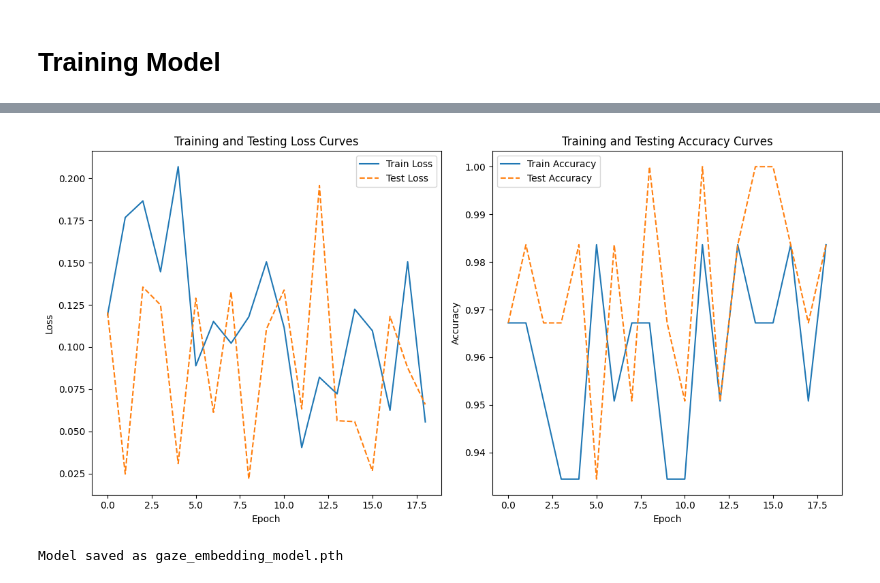
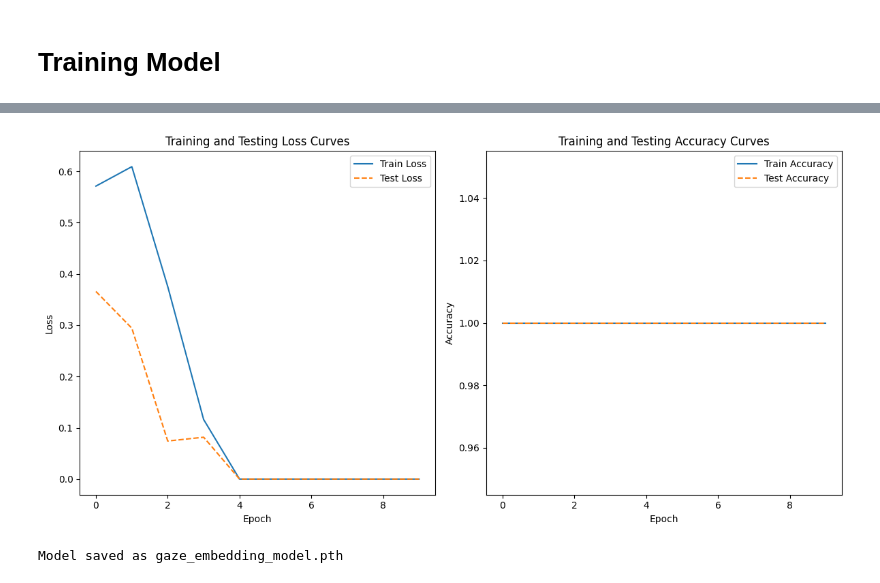
Before and after one commit to prabinbohara10/Eye-Gaze-Authentication, a Jupyter notebook: src/eye_gaze_embedding.ipynb, the cells around one changed output, grey strips where cells are left out. Saved outputs shown, nothing was run; the diff lists cells and outputs as text; code cells hidden in the pictures.

Commit message:
feat: implemented GazeGloudAPI to the pipeline and trained model

```diff
--- a/src/eye_gaze_embedding.ipynb
+++ b/src/eye_gaze_embedding.ipynb
@@ -23,7 +23,7 @@ class TripletGazeDataset(Dataset):
         self.labels = self.data['Label'].unique()
 
         # Group data by labels for easier access to positive and negative examples
-        self.groups = {label: group[['X', 'Y']].values for label, group in self.data.groupby('Label')}
+        self.groups = {label: group[['GazeX', 'GazeY', 'HeadX', 'HeadY', 'Yaw', 'Pitch', 'Roll']].values for label, group in self.data.groupby('Label')}
 
     def __len__(self):
         return len(self.data) // self.sequence_length  # Approximate number of triplets
@@ -64,7 +64,7 @@ class GazeLSTM(nn.Module):
 # %%
 # Model for generating embeddings
 class GazeEmbeddingModel(nn.Module):
-    def __init__(self, input_size=2, hidden_size=64, embedding_size=128, num_layers=2):
+    def __init__(self, input_size=7, hidden_size=64, embedding_size=128, num_layers=2):
         super(GazeEmbeddingModel, self).__init__()
         self.lstm = nn.LSTM(input_size, hidden_size, num_layers, batch_first=True)
         self.fc = nn.Linear(hidden_size, embedding_size)
@@ -247,8 +247,8 @@ def authenticate_user(gaze_sequence, stored_embeddings, threshold=0.8):
 # %%
 # Set up and train model
 device = torch.device('cuda' if torch.cuda.is_available() else 'cpu')
-sequence_length = 10
-csv_file = '../data/point_data/gaze_data_combined.csv'
+sequence_length = 40
+csv_file = '../data/GazeCloudAPI_data/gaze_data_combined.csv'
 # %%
 # Prepare Data
 train_dataset = TripletGazeDataset(csv_file, sequence_length=sequence_length)
@@ -262,5 +262,5 @@ optimizer = optim.Adam(model.parameters(), lr=0.001)
 # %% [markdown]
 # Training Model
 # %%
-train_embedding_model(model, train_loader, test_loader, optimizer, num_epochs=100, early_stop=True, patience=10)
+train_embedding_model(model, train_loader, test_loader, optimizer, num_epochs=10, early_stop=False, patience=10)
 # %% [output]
@@ -284,4 +287,4 @@ Early stopping triggered. No improvement in test loss for 10 epochs.
-[figure, old version]
+[figure, new version]
 # %%
 # Save model
 torch.save(model.state_dict(), '../models/gaze_embedding_model.pth')
```
Also changed, not shown: parts of 3 cells of this notebook, 10 other files.
